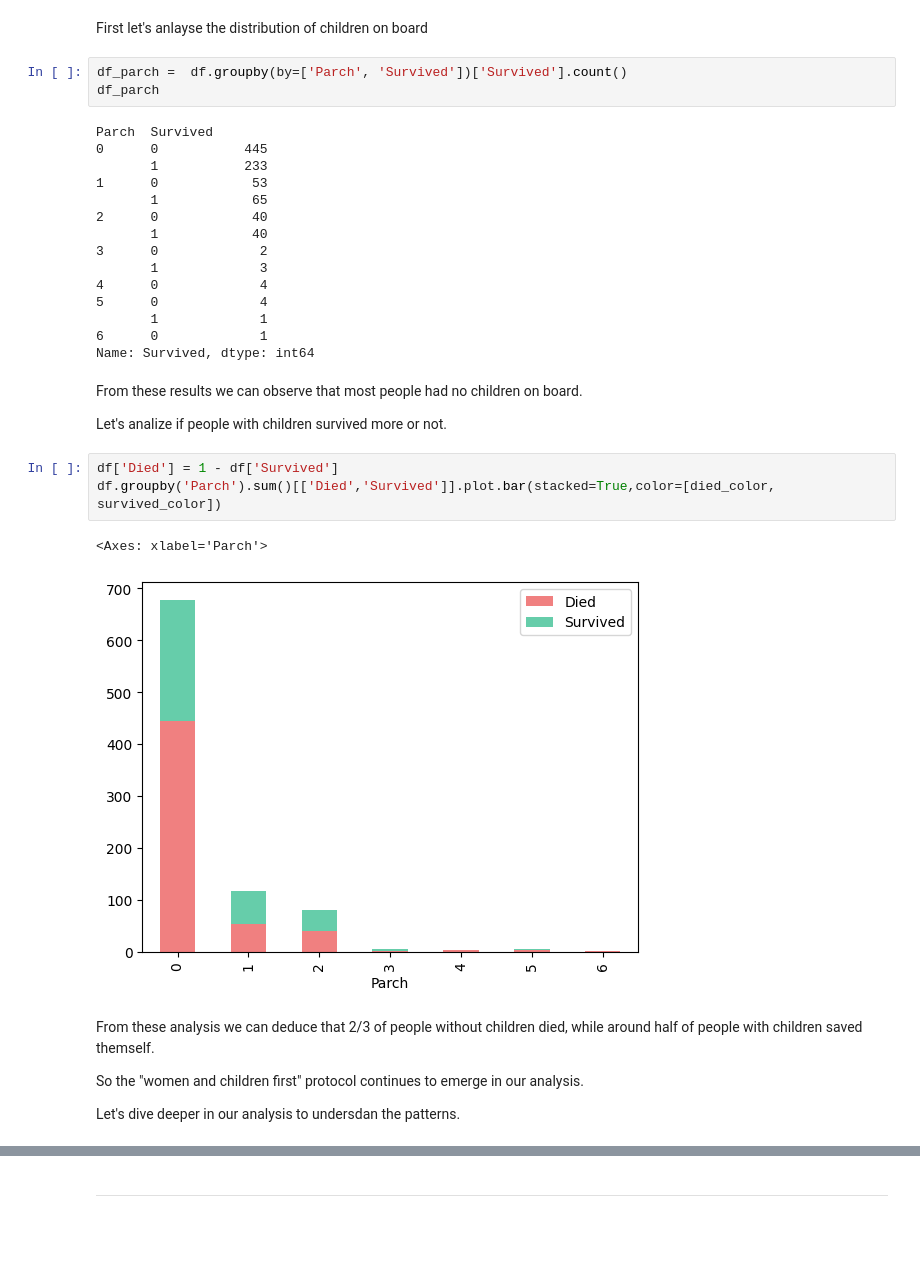
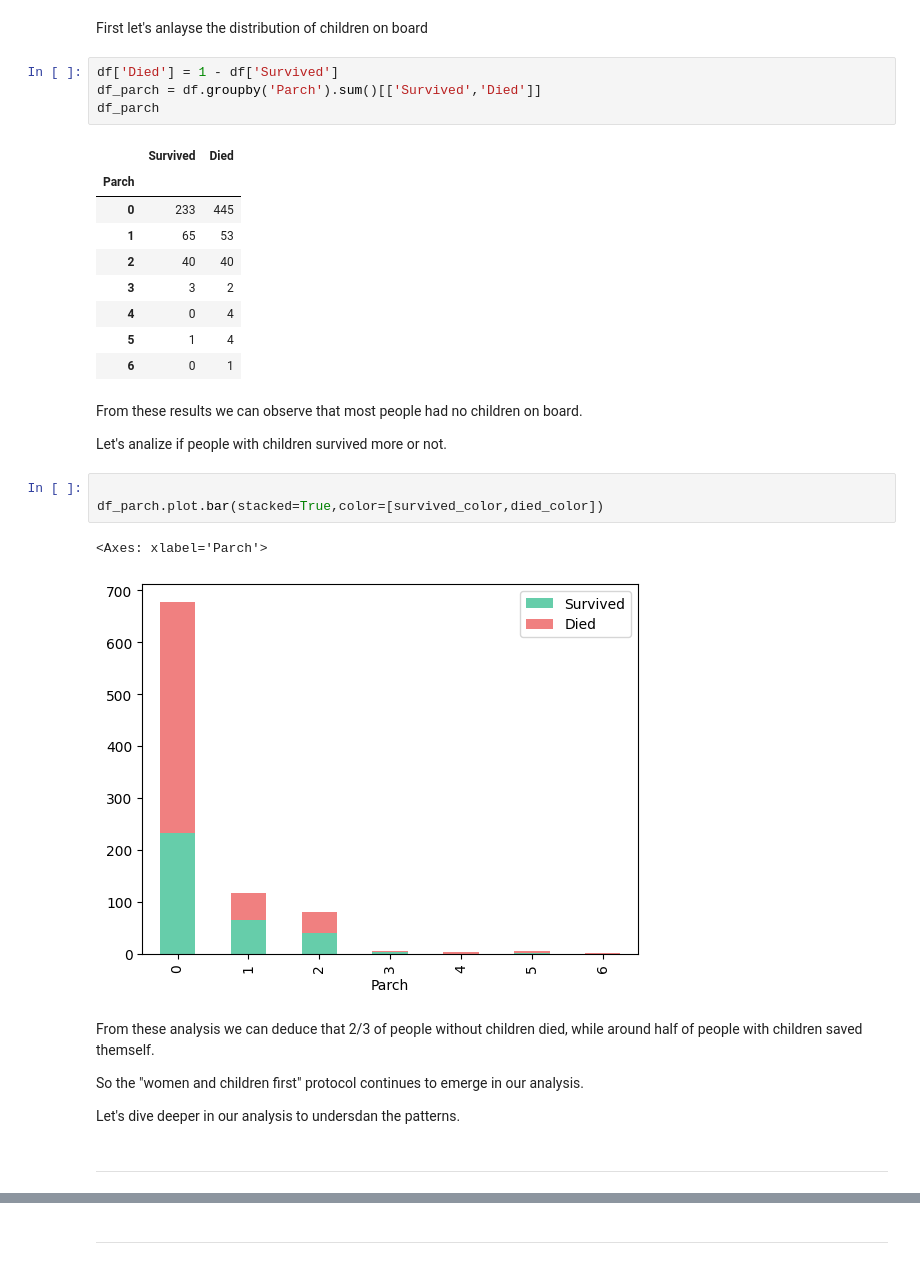
Before and after one commit to davidedigrande/titanic-dataset-eda, a Jupyter notebook: notebook.ipynb, the cells around one changed output, grey strips where cells are left out. Cells and saved outputs as stored; diff of their text form; blank space fills up the shorter version.

```diff
--- a/notebook.ipynb
+++ b/notebook.ipynb
@@ -275,36 +320,34 @@ To understand this further, we'll explore how survival rates differed between ma
 # %% [markdown]
 First let's anlayse the distribution of children on board
 # %%
-df_parch =  df.groupby(by=['Parch', 'Survived'])['Survived'].count()
+df['Died'] = 1 - df['Survived']
+df_parch = df.groupby('Parch').sum()[['Survived','Died']]
 df_parch
 # %% [output]
-Parch  Survived
-0      0           445
-       1           233
-1      0            53
-       1            65
-2      0            40
-       1            40
-3      0             2
-       1             3
-4      0             4
-5      0             4
-       1             1
-6      0             1
-Name: Survived, dtype: int64
+|  | Survived | Died |
+| Parch |  |  |
+| 0 | 233 | 445 |
+| 1 | 65 | 53 |
+| 2 | 40 | 40 |
+| 3 | 3 | 2 |
+| 4 | 0 | 4 |
+| 5 | 1 | 4 |
+| 6 | 0 | 1 |
 # %% [markdown]
 From these results we can observe that most people had no children on board.
 
 Let's analize if people with children survived more or not.
-# %%
-df['Died'] = 1 - df['Survived']
-df.groupby('Parch').sum()[['Died','Survived']].plot.bar(stacked=True,color=[died_color, survived_color])
-# %% [output]
-<Axes: xlabel='Parch'>
-[figure, removed]
+# %%
+
+df_parch.plot.bar(stacked=True,color=[survived_color,died_color])
+# %% [output]
+<Axes: xlabel='Parch'>
+[figure, added]
 # %% [markdown]
 From these analysis we can deduce that 2/3 of people without children died, while around half of people with children saved themself.
 
 So the "women and children first" protocol continues to emerge in our analysis.
 
 Let's dive deeper in our analysis to undersdan the patterns.
+# %% [markdown]
+---
```
Also changed, not shown: parts of 17 cells of this notebook.
